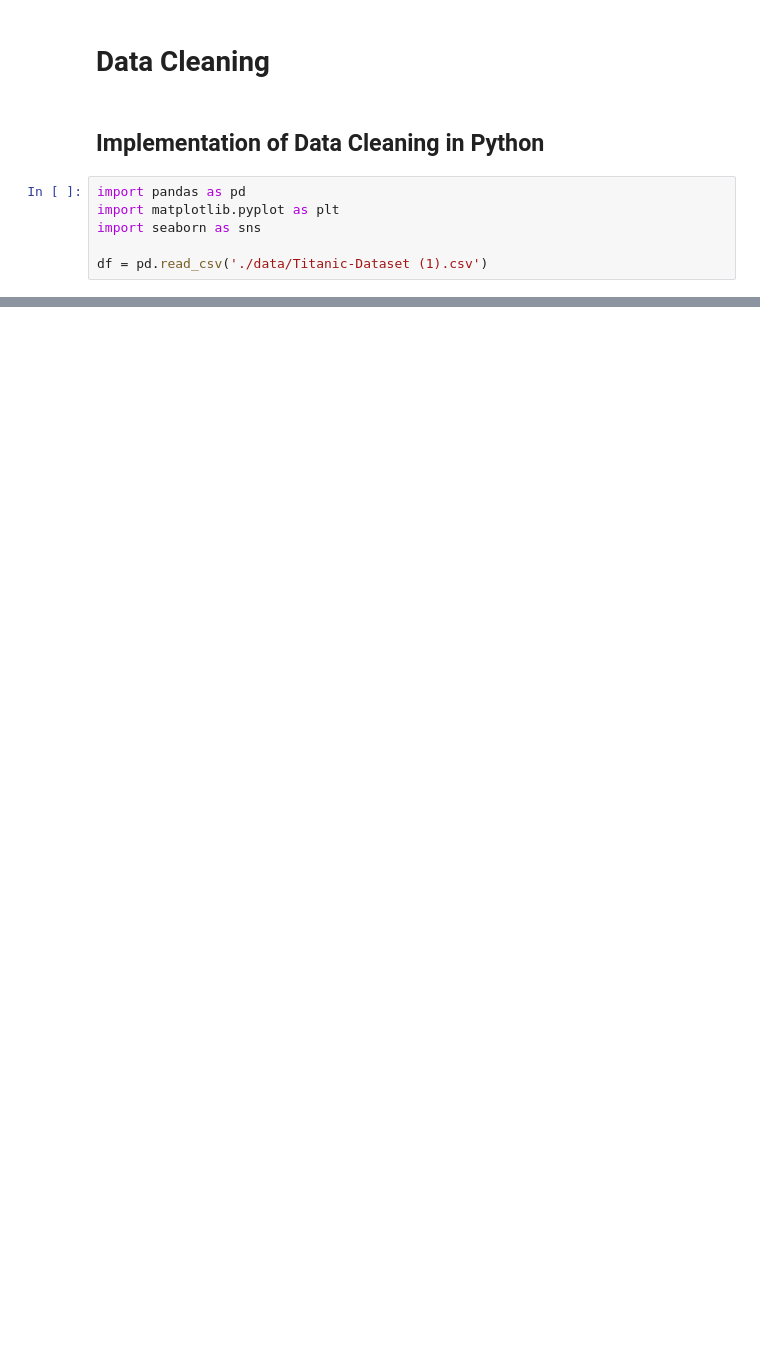
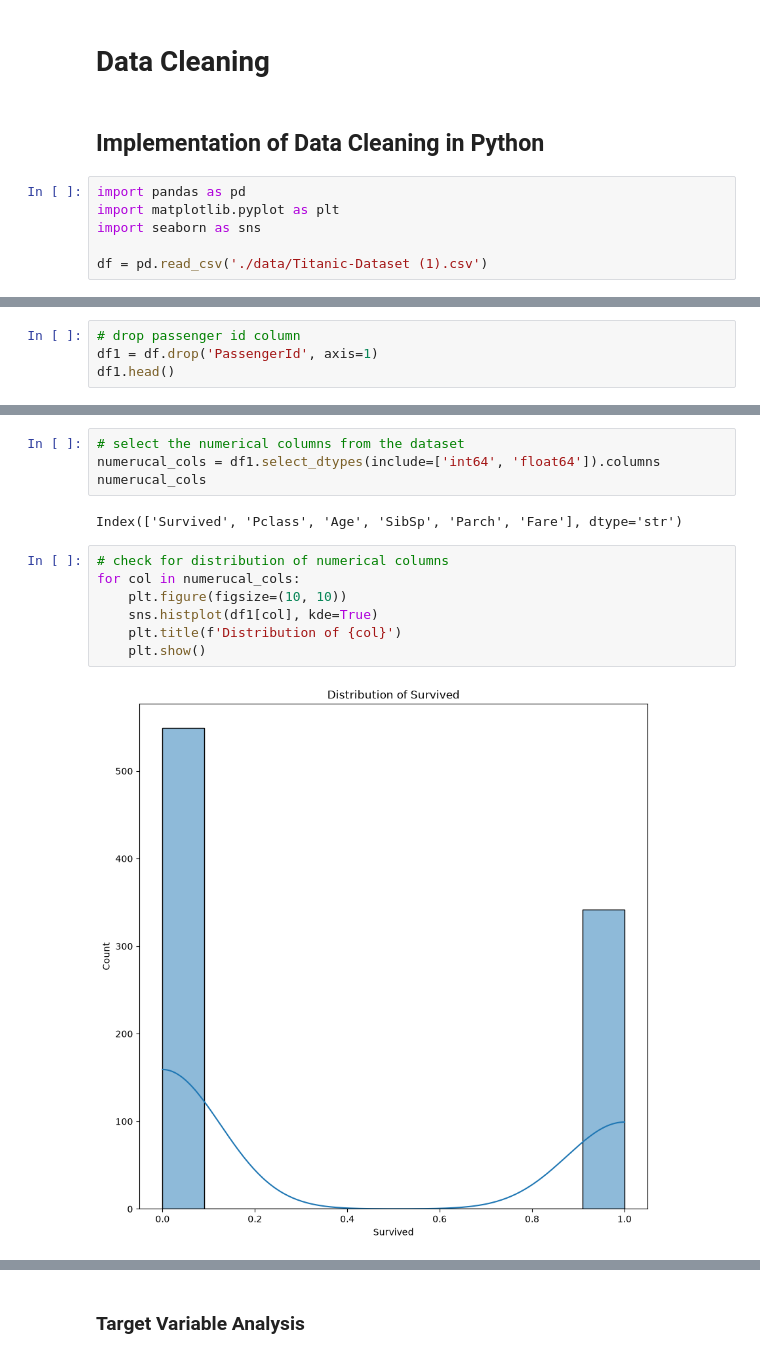
Before and after one commit to WillardDev/Machine_Learning_Foundation, a Jupyter notebook: Data_Cleaning.ipynb, the cells around one changed output, grey strips where cells are left out. Saved outputs shown, nothing was run; the diff lists cells and outputs as text; blank space fills up the shorter version.

```diff
--- a/Data_Cleaning.ipynb
+++ b/Data_Cleaning.ipynb
@@ -19,0 +54,4 @@ df.head()
+# %%
+# drop passenger id column
+df1 = df.drop('PassengerId', axis=1)
+df1.head()
@@ -19,0 +86,15 @@ df.head()
+# %%
+# select the numerical columns from the dataset
+numerucal_cols = df1.select_dtypes(include=['int64', 'float64']).columns
+numerucal_cols
+# %% [output]
+Index(['Survived', 'Pclass', 'Age', 'SibSp', 'Parch', 'Fare'], dtype='str')
+# %%
+# check for distribution of numerical columns
+for col in numerucal_cols:
+    plt.figure(figsize=(10, 10))
+    sns.histplot(df1[col], kde=True)
+    plt.title(f'Distribution of {col}')
+    plt.show()
+# %% [output]
+[figure, added]
@@ -19,0 +106,2 @@ df.head()
+# %% [markdown]
+### Target Variable Analysis
```
Also changed, not shown: parts of 6 cells of this notebook.
